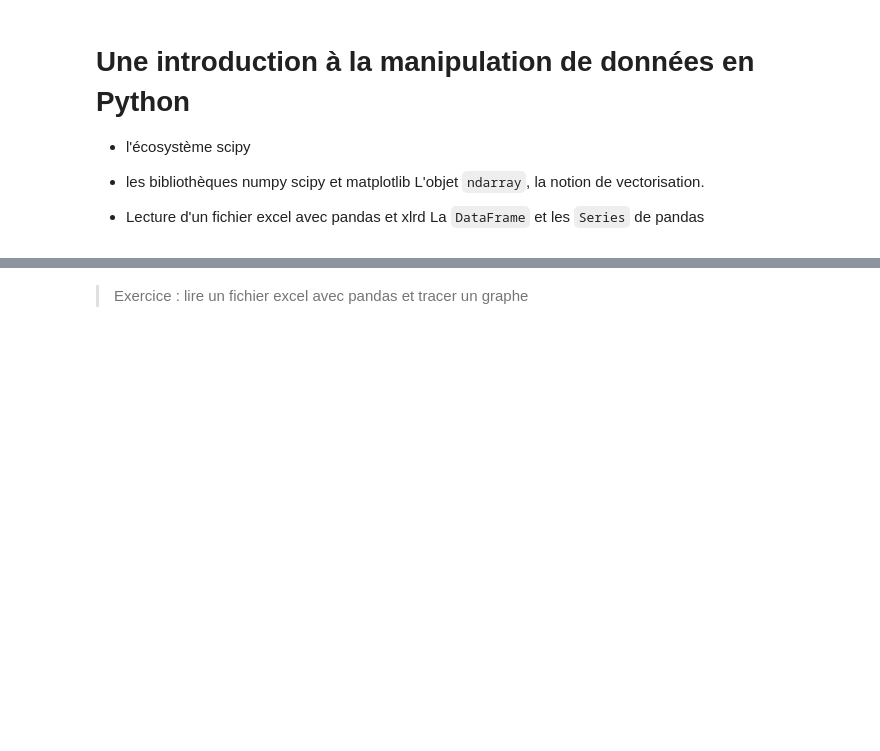
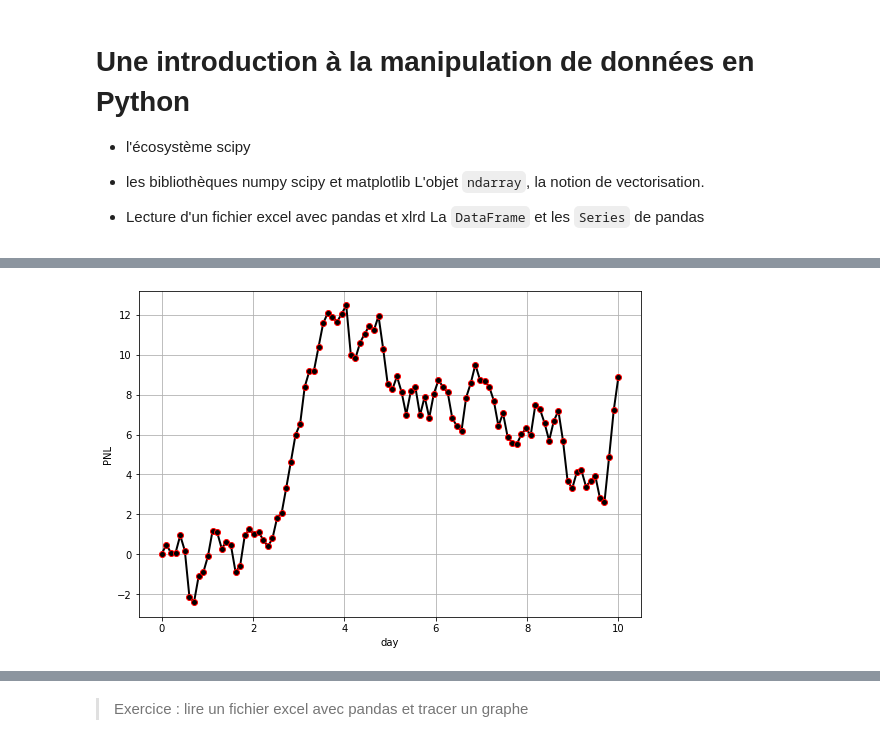
Before and after one commit to glyg/learn_python, a Jupyter notebook: 04-Analyse-de-données.ipynb, the cells around one changed output, grey strips where cells are left out. Cells and saved outputs as stored; diff of their text form; code cells hidden in the pictures; blank space fills up the shorter version.

```diff
--- a/04-Analyse-de-données.ipynb
+++ b/04-Analyse-de-données.ipynb
@@ -72,0 +235,10 @@ import matplotlib.pyplot as plt
+# %%
+fig, ax = plt.subplots()
+ax.plot(xs, data.cumsum(), "o-k", lw=2, mec="r")
+ax.set_xlabel('day')
+ax.set_ylabel('PNL')
+ax.grid()
+fig.set_size_inches(9, 6)
+fig.savefig('graph.png', dpi=300)
+# %% [output]
+[figure, added]
```
Also changed, not shown: parts of 85 cells of this notebook, 10 other files.
